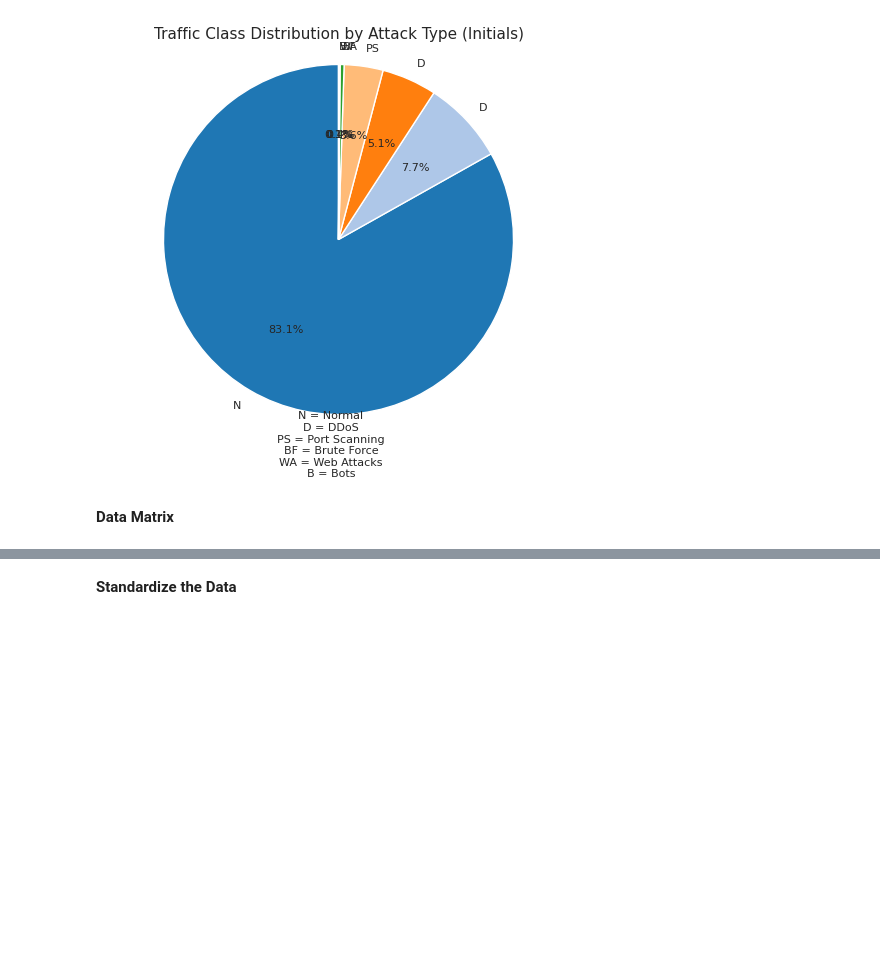
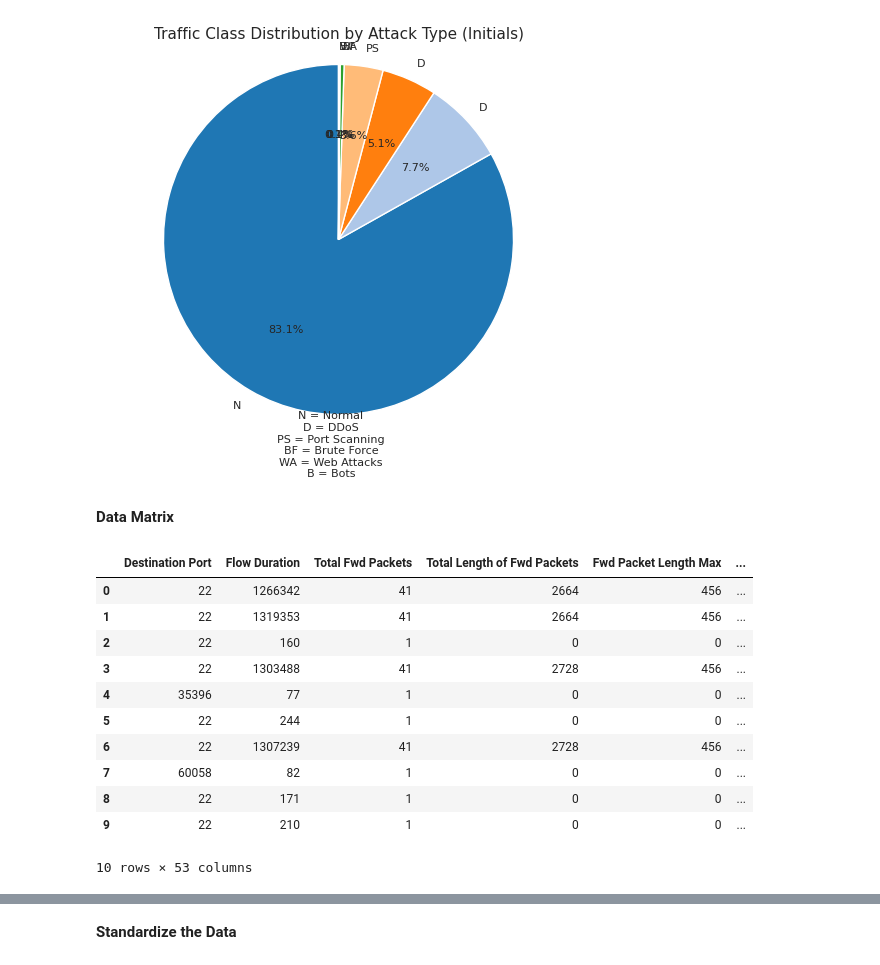
Before and after one commit to Ola-Steeve/INSE6220, a Jupyter notebook: Sample Project Classification with PyCaret.ipynb, the cells around one changed output, grey strips where cells are left out. Saved outputs shown, nothing was run; the diff lists cells and outputs as text; code cells hidden in the pictures; blank space fills up the shorter version.

```diff
--- a/Sample Project Classification with PyCaret.ipynb
+++ b/Sample Project Classification with PyCaret.ipynb
@@ -194 +172,18 @@ X.head(10)
+# %%
+# Drop the target label column to keep only feature variables
+X = df.drop(columns=['target'], errors='ignore')
+X.head(10)
+# %% [output]
+|  | Destination Port | Flow Duration | Total Fwd Packets | Total Length of Fwd Packets | Fwd Packet Length Max | ... |
+| 0 | 22 | 1266342 | 41 | 2664 | 456 | ... |
+| 1 | 22 | 1319353 | 41 | 2664 | 456 | ... |
+| 2 | 22 | 160 | 1 | 0 | 0 | ... |
+| 3 | 22 | 1303488 | 41 | 2728 | 456 | ... |
+| 4 | 35396 | 77 | 1 | 0 | 0 | ... |
+| 5 | 22 | 244 | 1 | 0 | 0 | ... |
+| 6 | 22 | 1307239 | 41 | 2728 | 456 | ... |
+| 7 | 60058 | 82 | 1 | 0 | 0 | ... |
+| 8 | 22 | 171 | 1 | 0 | 0 | ... |
+| 9 | 22 | 210 | 1 | 0 | 0 | ... |
+10 rows × 53 columns
 # %%
```
Also changed, not shown: parts of 5 cells of this notebook.
